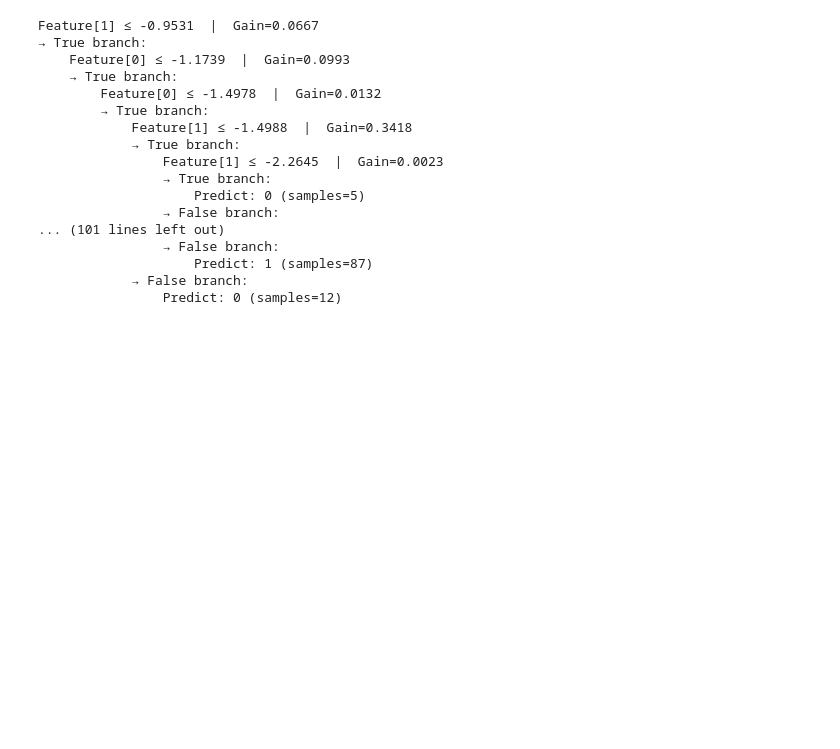
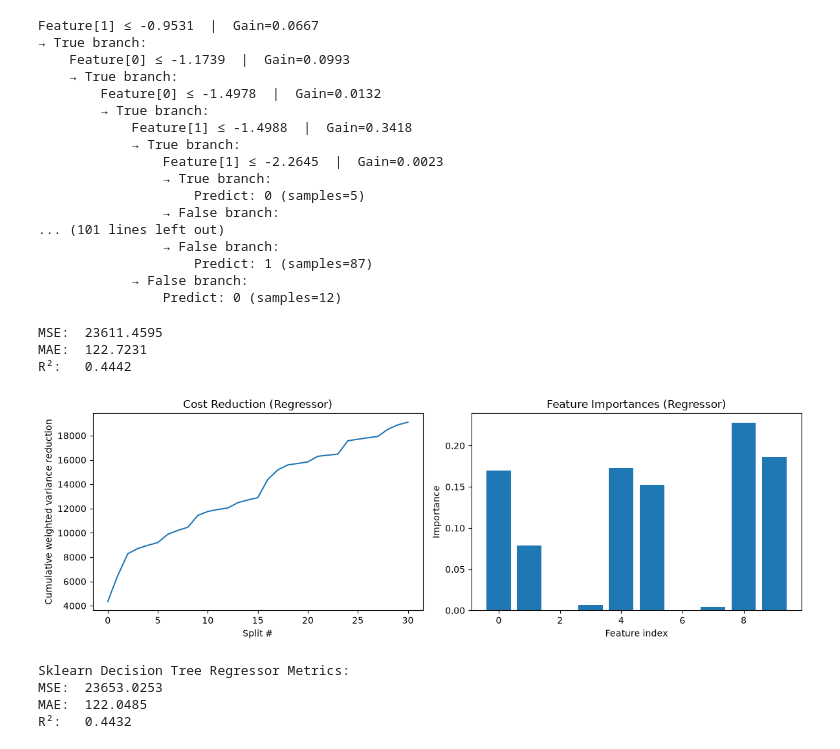
Before and after one commit to sush4nt/ml-core, a Jupyter notebook: notebooks/decision_tree.ipynb, the cells around one changed output. Drawn from its saved outputs; the diff is of its cells as text; code cells hidden in the pictures; blank space fills up the shorter version.

Commit message:
dt regression

```diff
--- a/notebooks/decision_tree.ipynb
+++ b/notebooks/decision_tree.ipynb
@@ -175,3 +178,26 @@ Feature[1] ≤ -0.9531  |  Gain=0.0667
                     Predict: 1 (samples=87)
             → False branch:
                 Predict: 0 (samples=12)
+# %%
+X_reg, y_reg = datasets.make_regression(n_samples=20_000, n_features=10, noise=0.1, random_state=4)
+X_reg_train, X_reg_test, y_reg_train, y_reg_test = train_test_split(X_reg, y_reg, test_size=0.2, random_state=1234)
+# %%
+reg_tree = CustomDecisionTreeRegressor(
+    max_depth=5,
+    max_features="sqrt",
+    min_samples_split=2,
+    min_samples_leaf=1,
+    criterion="squared_error",
+    min_impurity_decrease=1e-7,
+    random_state=42,
+)
+reg_tree.fit(X_reg_train, y_reg_train)
+y_reg_pred = reg_tree.predict(X_reg_test)
+
+print(f"MSE:  {mean_squared_error(y_reg_test, y_reg_pred):.4f}")
+print(f"MAE:  {mean_absolute_error(y_reg_test, y_reg_pred):.4f}")
+print(f"R²:   {r2_score(y_reg_test, y_reg_pred):.4f}")
+# %% [output]
+MSE:  23611.4595
+MAE:  122.7231
+R²:   0.4442
@@ -177,0 +206,39 @@ Feature[1] ≤ -0.9531  |  Gain=0.0667
+# %%
+plt.figure(figsize=(12, 4))
+plt.subplot(1, 2, 1)
+plt.plot(np.cumsum(reg_tree.cost_history))
+plt.xlabel("Split #")
+plt.ylabel("Cumulative weighted variance reduction")
+plt.title("Cost Reduction (Regressor)")
+
+plt.subplot(1, 2, 2)
+plt.bar(range(len(reg_tree.feature_importances_)), reg_tree.feature_importances_)
+plt.xlabel("Feature index")
+plt.ylabel("Importance")
+plt.title("Feature Importances (Regressor)")
+plt.tight_layout()
+plt.show()
+# %% [output]
+[figure, added]
+# %%
+sk_reg_tree = DecisionTreeRegressor(
+    max_depth=5,
+    max_features="sqrt",
+    min_samples_split=2,
+    min_samples_leaf=1,
+    criterion="squared_error",
+    min_impurity_decrease=1e-7,
+    random_state=42,
+)
+sk_reg_tree.fit(X_reg_train, y_reg_train)
+y_sk_reg_pred = sk_reg_tree.predict(X_reg_test)
+
+print("Sklearn Decision Tree Regressor Metrics:")
+print(f"MSE:  {mean_squared_error(y_reg_test, y_sk_reg_pred):.4f}")
+print(f"MAE:  {mean_absolute_error(y_reg_test, y_sk_reg_pred):.4f}")
+print(f"R²:   {r2_score(y_reg_test, y_sk_reg_pred):.4f}")
+# %% [output]
+Sklearn Decision Tree Regressor Metrics:
+MSE:  23653.0253
+MAE:  122.0485
+R²:   0.4432
```
Also changed, not shown: parts of 3 cells of this notebook, 2 other files.
